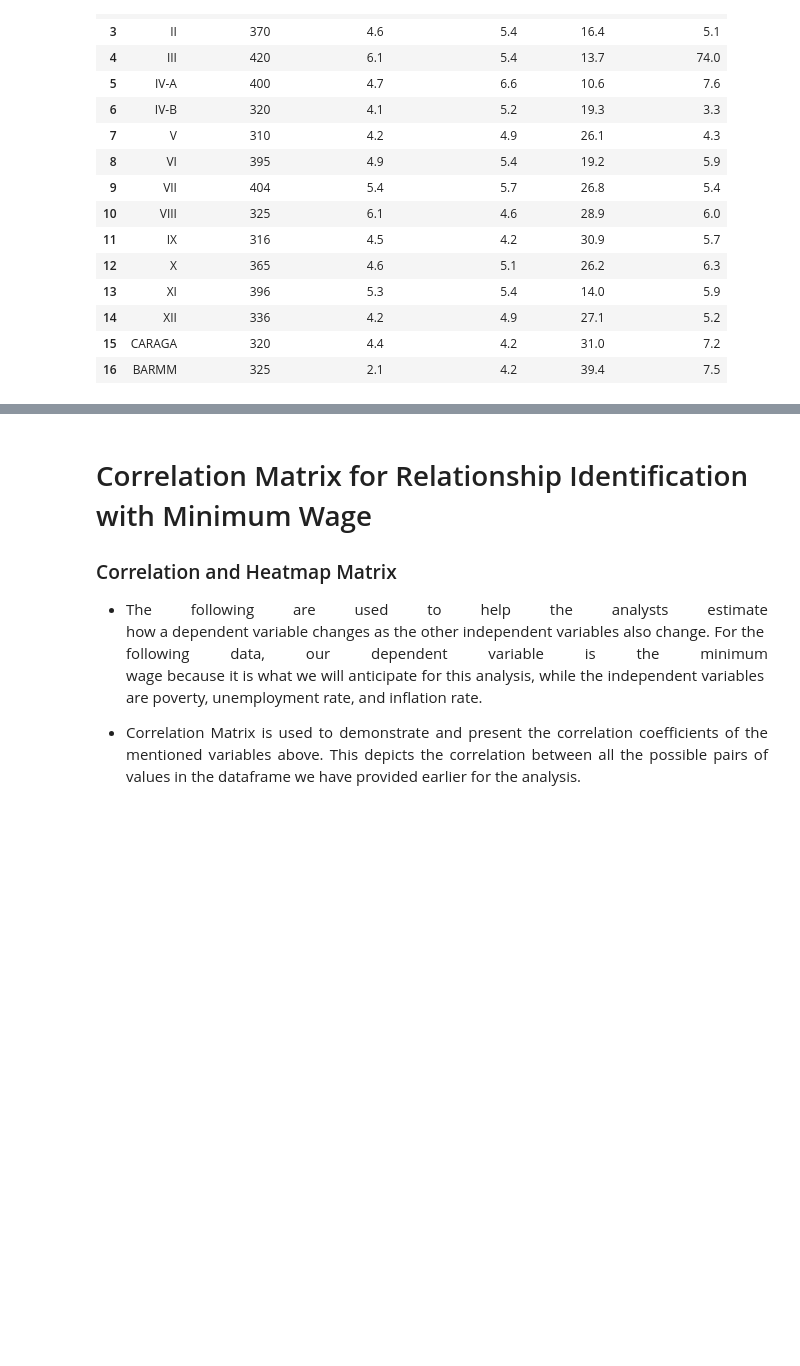
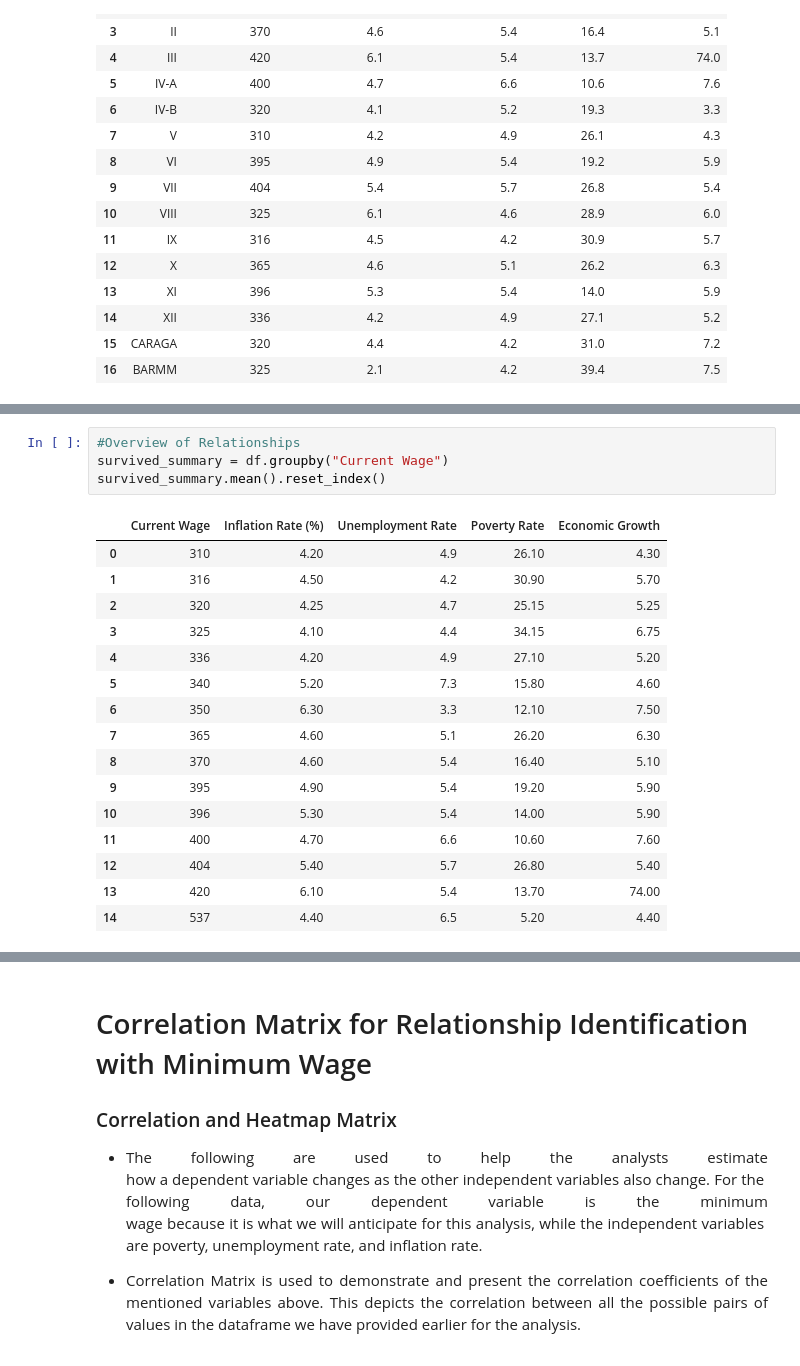
Before and after one commit to kryzlerahne/IT3205_FilipinoDataAlliance, a Jupyter notebook: Codes/The_Future_Pay_Visualizations.ipynb, the cells around one changed output, grey strips where cells are left out. Saved outputs shown, nothing was run; the diff lists cells and outputs as text; blank space fills up the shorter version.

```diff
--- a/Codes/The_Future_Pay_Visualizations.ipynb
+++ b/Codes/The_Future_Pay_Visualizations.ipynb
@@ -604,0 +625,21 @@ display(df.iloc[0:])
+# %%
+#Overview of Relationships
+survived_summary = df.groupby("Current Wage")
+survived_summary.mean().reset_index()
+# %% [output]
+|  | Current Wage | Inflation Rate (%) | Unemployment Rate | Poverty Rate | Economic Growth |
+| 0 | 310 | 4.20 | 4.9 | 26.10 | 4.30 |
+| 1 | 316 | 4.50 | 4.2 | 30.90 | 5.70 |
+| 2 | 320 | 4.25 | 4.7 | 25.15 | 5.25 |
+| 3 | 325 | 4.10 | 4.4 | 34.15 | 6.75 |
+| 4 | 336 | 4.20 | 4.9 | 27.10 | 5.20 |
+| 5 | 340 | 5.20 | 7.3 | 15.80 | 4.60 |
+| 6 | 350 | 6.30 | 3.3 | 12.10 | 7.50 |
+| 7 | 365 | 4.60 | 5.1 | 26.20 | 6.30 |
+| 8 | 370 | 4.60 | 5.4 | 16.40 | 5.10 |
+| 9 | 395 | 4.90 | 5.4 | 19.20 | 5.90 |
+| 10 | 396 | 5.30 | 5.4 | 14.00 | 5.90 |
+| 11 | 400 | 4.70 | 6.6 | 10.60 | 7.60 |
+| 12 | 404 | 5.40 | 5.7 | 26.80 | 5.40 |
+| 13 | 420 | 6.10 | 5.4 | 13.70 | 74.00 |
+| 14 | 537 | 4.40 | 6.5 | 5.20 | 4.40 |
```
Also changed, not shown: parts of 5 cells of this notebook.
